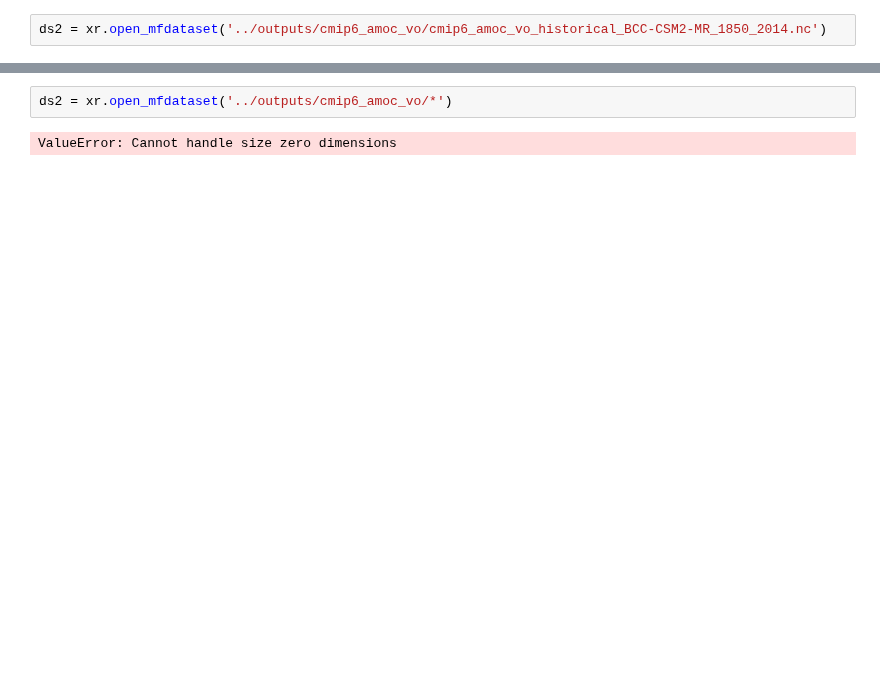
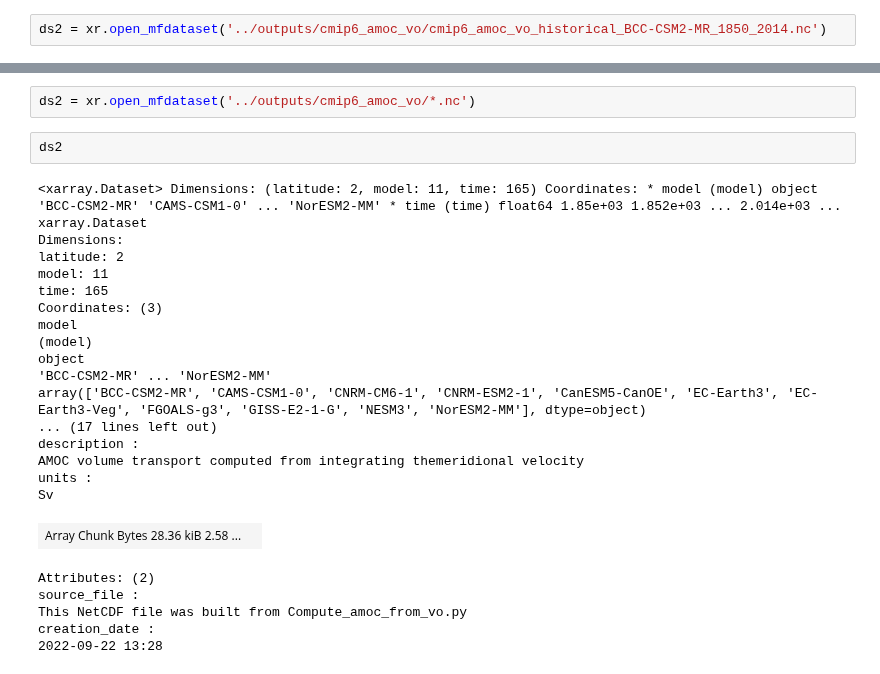
Before and after one commit to dlebars/CMIP_SeaLevel, a Jupyter notebook: notebooks/CheckAMOC.ipynb, the cells around one changed output, grey strips where cells are left out. Drawn from its saved outputs; the diff is of its cells as text; blank space fills up the shorter version.

```diff
--- a/notebooks/CheckAMOC.ipynb
+++ b/notebooks/CheckAMOC.ipynb
@@ -84,4 +58,28 @@ creation_date :
 # %%
-ds2 = xr.open_mfdataset('../outputs/cmip6_amoc_vo/*')
+ds2 = xr.open_mfdataset('../outputs/cmip6_amoc_vo/*.nc')
-# %% [output]
-ValueError: Cannot handle size zero dimensions
+# %%
+ds2
+# %% [output]
+<xarray.Dataset> Dimensions: (latitude: 2, model: 11, time: 165) Coordinates: * model (model) object 'BCC-CSM2-MR' 'CAMS-CSM1-0' ... 'NorESM2-MM' * time (time) float64 1.85e+03 1.852e+03 ... 2.014e+03 ...
+xarray.Dataset
+Dimensions:
+latitude: 2
+model: 11
+time: 165
+Coordinates: (3)
+model
+(model)
+object
+'BCC-CSM2-MR' ... 'NorESM2-MM'
+array(['BCC-CSM2-MR', 'CAMS-CSM1-0', 'CNRM-CM6-1', 'CNRM-ESM2-1', 'CanESM5-CanOE', 'EC-Earth3', 'EC-Earth3-Veg', 'FGOALS-g3', 'GISS-E2-1-G', 'NESM3', 'NorESM2-MM'], dtype=object)
+... (17 lines left out)
+description :
+AMOC volume transport computed from integrating themeridional velocity
+units :
+Sv
+| Array Chunk Bytes 28.36 kiB 2.58 ... |  |
+Attributes: (2)
+source_file :
+This NetCDF file was built from Compute_amoc_from_vo.py
+creation_date :
+2022-09-22 13:28
```
Also changed, not shown: parts of 9 cells of this notebook, 3 other files.
